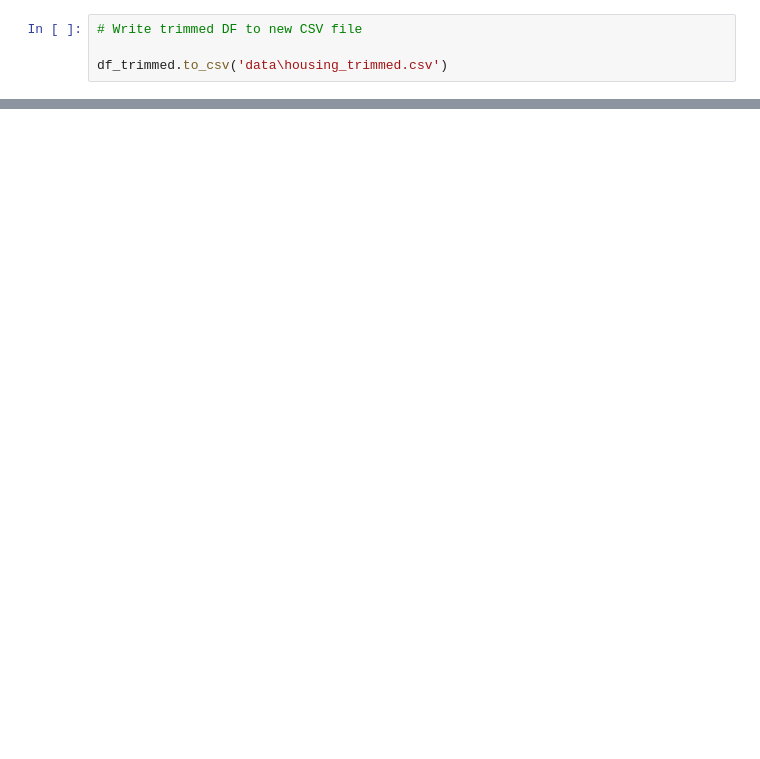
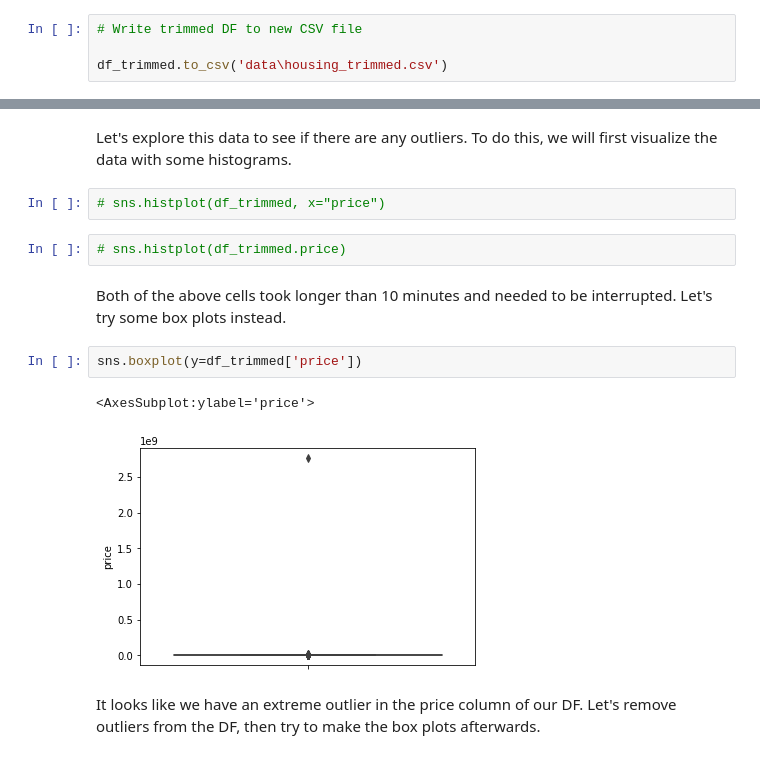
Before and after one commit to moferg/usa-housing-analysis, a Jupyter notebook: usa_housing_analysis.ipynb, the cells around one changed output, grey strips where cells are left out. Drawn from its saved outputs; the diff is of its cells as text; blank space fills up the shorter version.

```diff
--- a/usa_housing_analysis.ipynb
+++ b/usa_housing_analysis.ipynb
@@ -102,0 +106,15 @@ df_trimmed.to_csv('data\housing_trimmed.csv')
+# %% [markdown]
+Let's explore this data to see if there are any outliers. To do this, we will first visualize the data with some histograms.
+# %%
+# sns.histplot(df_trimmed, x="price")
+# %%
+# sns.histplot(df_trimmed.price)
+# %% [markdown]
+Both of the above cells took longer than 10 minutes and needed to be interrupted. Let's try some box plots instead.
+# %%
+sns.boxplot(y=df_trimmed['price'])
+# %% [output]
+<AxesSubplot:ylabel='price'>
+[figure, added]
+# %% [markdown]
+It looks like we have an extreme outlier in the price column of our DF. Let's remove outliers from the DF, then try to make the box plots afterwards.
```
Also changed, not shown: parts of 11 cells of this notebook.
